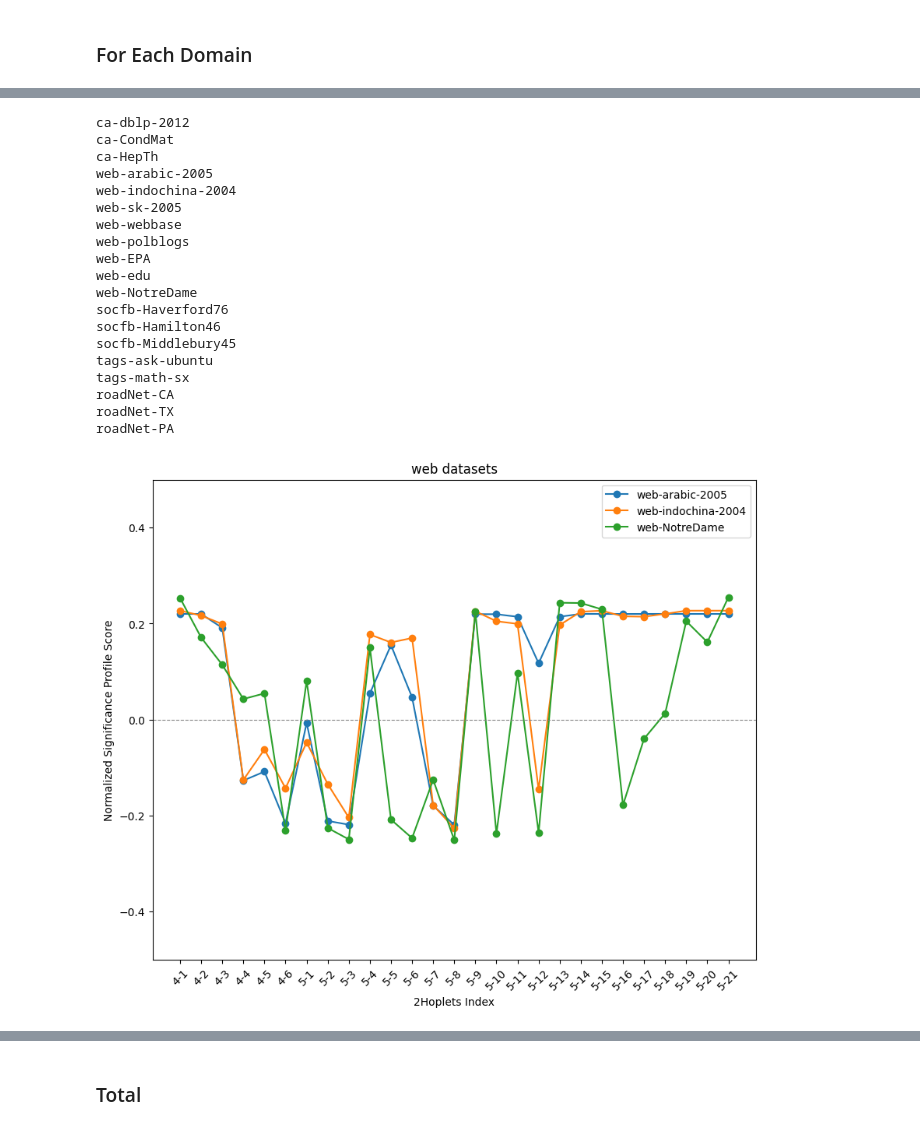
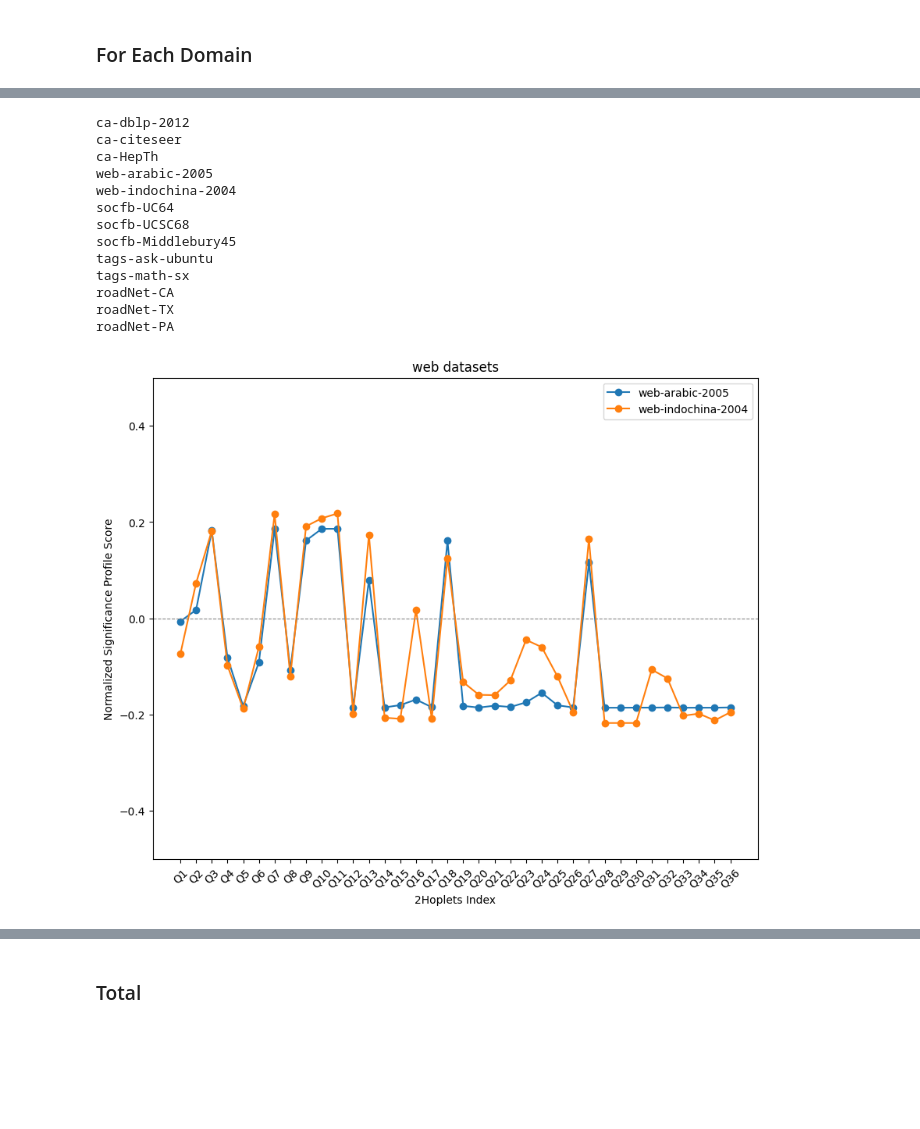
Before and after one commit to thisis05/distance-extended-graphlet, a Jupyter notebook: profile.ipynb, the cells around one changed output, grey strips where cells are left out. Drawn from its saved outputs; the diff is of its cells as text; code cells hidden in the pictures; blank space fills up the shorter version.

```diff
--- a/profile.ipynb
+++ b/profile.ipynb
@@ -116,14 +117,14 @@ def conf_mat(labels, correlation_matrix):
 ### For Each Domain
 # %%
 datasets = [
-            'ca-dblp-2012', 'ca-CondMat', 'ca-HepTh', #'ca-dblp-2012',
-            'web-arabic-2005', 'web-indochina-2004', 'web-sk-2005', 'web-webbase', 'web-polblogs',  'web-EPA',  'web-edu',  'web-NotreDame',
-            #'email-univ','email-Enron', #'email-EU',
-            'socfb-Haverford76', 'socfb-Hamilton46', 'socfb-Middlebury45', #'socfb-UC64', 'socfb-UCSC68',
+            'ca-dblp-2012', 'ca-citeseer', 'ca-HepTh',
+            'web-arabic-2005', 'web-indochina-2004',
+            'socfb-UC64', 'socfb-UCSC68', 'socfb-Middlebury45',
             'tags-ask-ubuntu', 'tags-math-sx',
             'roadNet-CA', 'roadNet-TX', 'roadNet-PA',
             ]
-real, random = load_json_convert("original_output")
+real, random = load_json_convert("extend_output")
 # %%
+real, random = load_json_convert("extend_output")
 domain = real[real['dataset'] == 'datasets']['domain']
-#corr = sig_profile(real, random, labels_2hop_4, datasets, domain='ca')
+corr = sig_profile(real, random, labels_2hop_4, datasets, domain='ca')
@@ -130,24 +146,18 @@ domain = real[real['dataset'] == 'datasets']['domain']
 # %%
-corr = sig_profile(real, random, labels_gr_all, datasets, domain='web')
+corr = sig_profile(real, random, labels_2hop_4, datasets, domain='web')
 # %% [output]
 ca-dblp-2012
-ca-CondMat
+ca-citeseer
 ca-HepTh
 web-arabic-2005
 web-indochina-2004
-web-sk-2005
-web-webbase
-web-polblogs
-web-EPA
-web-edu
-web-NotreDame
-socfb-Haverford76
-socfb-Hamilton46
+socfb-UC64
+socfb-UCSC68
 socfb-Middlebury45
 tags-ask-ubuntu
 tags-math-sx
 roadNet-CA
 roadNet-TX
 roadNet-PA
-[figure, old version]
+[figure, new version]
 # %%
```
Also changed, not shown: parts of 14 cells of this notebook, 19 other files.
